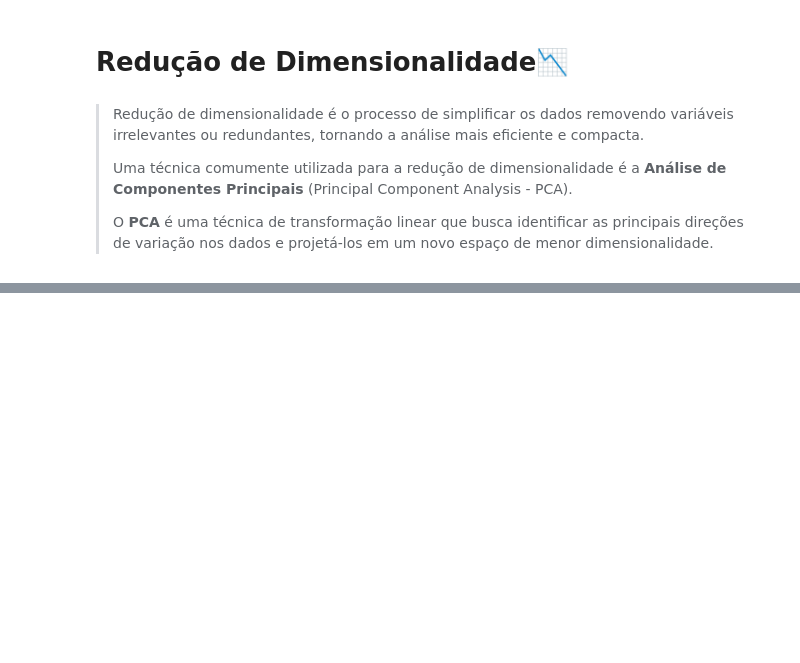
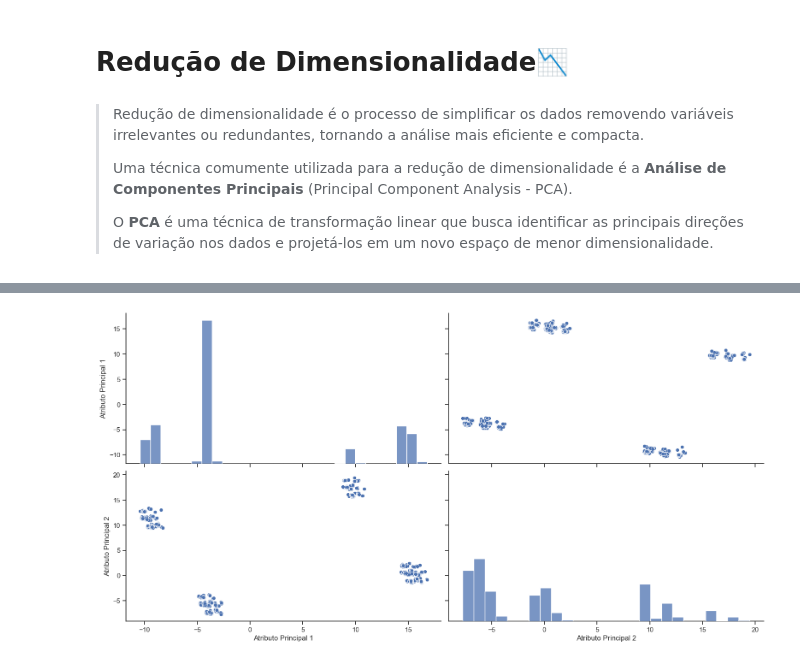
Before and after one commit to Henrique-Navarro/IA-PreProcessamento-Analise-de-Dados-Juptyter, a Jupyter notebook: jupyter_notebook.ipynb, the cells around one changed output, grey strips where cells are left out. Saved outputs shown, nothing was run; the diff lists cells and outputs as text; code cells hidden in the pictures; blank space fills up the shorter version.

```diff
--- a/jupyter_notebook.ipynb
+++ b/jupyter_notebook.ipynb
@@ -2237,6 +2155,0 @@ plot_bubble(data_reduced['Atributo Principal 1'], data_reduced['Atributo Princip
-# %%
-def plot_scatter_matrix(data):
-    sns.set(style="ticks")
-    sns.pairplot(data)
-    plt.show()
-plot_scatter_matrix(data_reduced)
@@ -2259,0 +2237,8 @@ print('ola')
+# %%
+def plot_scatter_matrix(data):
+    sns.set(style="ticks")
+    sns.pairplot(data, height=4, aspect=2)
+    plt.show()
+plot_scatter_matrix(data_reduced)
+# %% [output]
+[figure, added]
```
Also changed, not shown: parts of 226 cells of this notebook.
